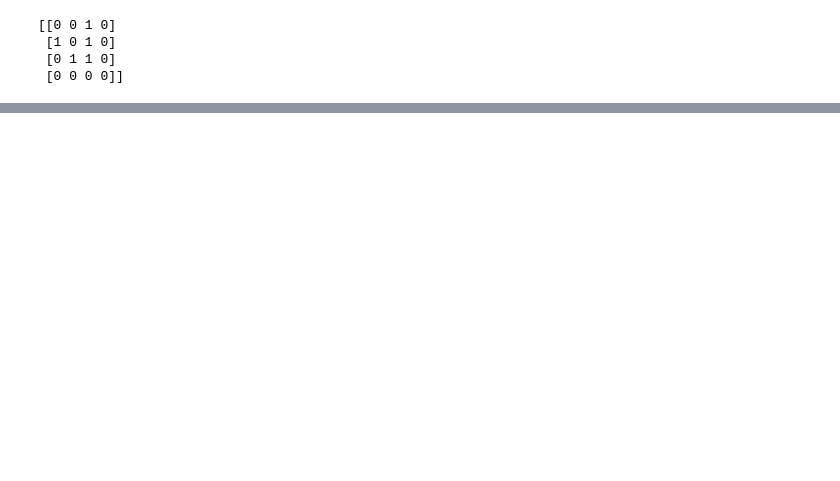
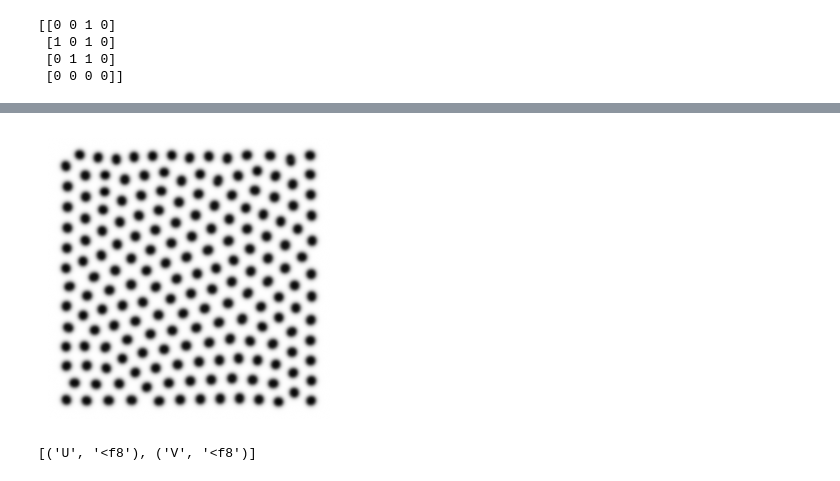
Before and after one commit to bopopescu/dev-1, a Jupyter notebook: new/Other_Notebooks/french_numpy.ipynb, the cells around one changed output, grey strips where cells are left out. Drawn from its saved outputs; the diff is of its cells as text; code cells hidden in the pictures; blank space fills up the shorter version.

Commit message:
French Numpy Neohpyte and Novice Qs

```diff
--- a/new/Other_Notebooks/french_numpy.ipynb
+++ b/new/Other_Notebooks/french_numpy.ipynb
@@ -81,3 +86,5 @@ print(Z[1:-1,1:-1])
  [1 0 1 0]
  [0 1 1 0]
  [0 0 0 0]]
+# %%
+A = Z[1:-1,1:-1]
@@ -83,0 +198,77 @@ print(Z[1:-1,1:-1])
+# %%
+# TODO: WTF
+import numpy as np
+import matplotlib.pyplot as plt
+
+
+# Parameters from http://www.aliensaint.com/uo/java/rd/
+# -----------------------------------------------------
+n  = 200
+Du, Dv, F, k = 0.16, 0.08, 0.035, 0.065 # Bacteria 1
+# Du, Dv, F, k = 0.14, 0.06, 0.035, 0.065 # Bacteria 2
+# Du, Dv, F, k = 0.16, 0.08, 0.060, 0.062 # Coral
+# Du, Dv, F, k = 0.19, 0.05, 0.060, 0.062 # Fingerprint
+# Du, Dv, F, k = 0.10, 0.10, 0.018, 0.050 # Spirals
+# Du, Dv, F, k = 0.12, 0.08, 0.020, 0.050 # Spirals Dense
+# Du, Dv, F, k = 0.10, 0.16, 0.020, 0.050 # Spirals Fast
+# Du, Dv, F, k = 0.16, 0.08, 0.020, 0.055 # Unstable
+# Du, Dv, F, k = 0.16, 0.08, 0.050, 0.065 # Worms 1
+# Du, Dv, F, k = 0.16, 0.08, 0.054, 0.063 # Worms 2
+# Du, Dv, F, k = 0.16, 0.08, 0.035, 0.060 # Zebrafish
+
+
+Z = np.zeros((n+2,n+2), [('U', np.double), ('V', np.double)])
+U,V = Z['U'], Z['V']
+u,v = U[1:-1,1:-1], V[1:-1,1:-1]
+
+r = 20
+u[...] = 1.0
+U[n/2-r:n/2+r,n/2-r:n/2+r] = 0.50
+V[n/2-r:n/2+r,n/2-r:n/2+r] = 0.25
+u += 0.05*np.random.random((n,n))
+v += 0.05*np.random.random((n,n))
+
+
+plt.ion()
+
+size = np.array(Z.shape)
+dpi = 72.0
+figsize= size[1]/float(dpi),size[0]/float(dpi)
+fig = plt.figure(figsize=figsize, dpi=dpi, facecolor="white")
+fig.add_axes([0.0, 0.0, 1.0, 1.0], frameon=False)
+im = plt.imshow(V, interpolation='bicubic', cmap=plt.cm.gray_r)
+plt.xticks([]), plt.yticks([])
+
+
+for i in range(25000):
+    Lu = (                 U[0:-2,1:-1] +
+          U[1:-1,0:-2] - 4*U[1:-1,1:-1] + U[1:-1,2:] +
+                           U[2:  ,1:-1] )
+    Lv = (                 V[0:-2,1:-1] +
+          V[1:-1,0:-2] - 4*V[1:-1,1:-1] + V[1:-1,2:] +
+                           V[2:  ,1:-1] )
+
+    uvv = u*v*v
+    u += (Du*Lu - uvv +  F   *(1-u))
+    v += (Dv*Lv + uvv - (F+k)*v    )
+
+    if i % 10 == 0:
+        im.set_data(V)
+        im.set_clim(vmin=V.min(), vmax=V.max())
+        plt.draw()
+        # To make movie
+        # plt.savefig("./tmp/tmp-%03d.png" % (i/10) ,dpi=dpi)
+
+plt.ioff()
+# plt.savefig("../figures/zebra.png",dpi=dpi)
+# plt.savefig("../figures/bacteria.png",dpi=dpi)
+# plt.savefig("../figures/fingerprint.png",dpi=dpi)
+plt.show()
+# %% [output]
+[figure, added]
+# %%
+n = 200
+Z = np.zeros((n+2,n+2), [('U', np.double),('V', np.double)])
+print(Z.dtype)
+# %% [output]
+[('U', '<f8'), ('V', '<f8')]
```
Also changed, not shown: parts of 39 cells of this notebook, 2 other files.
